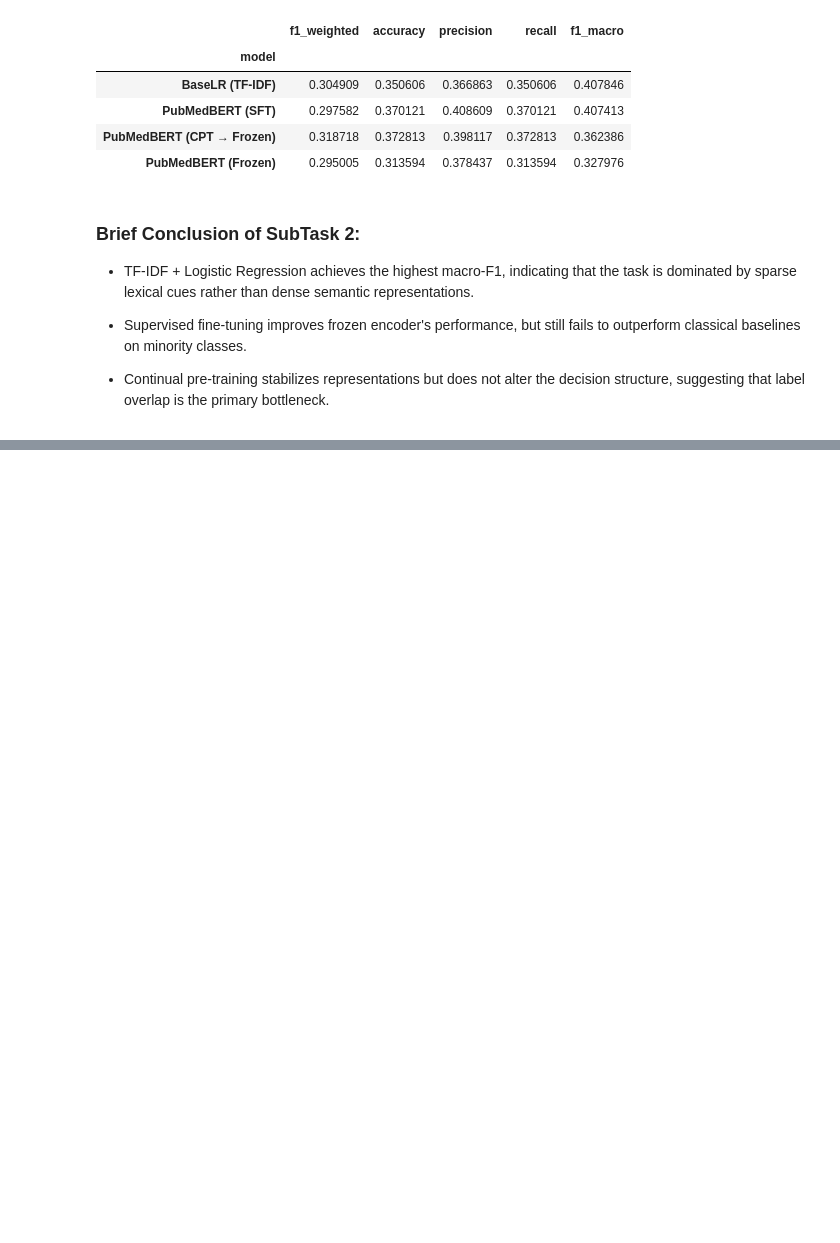
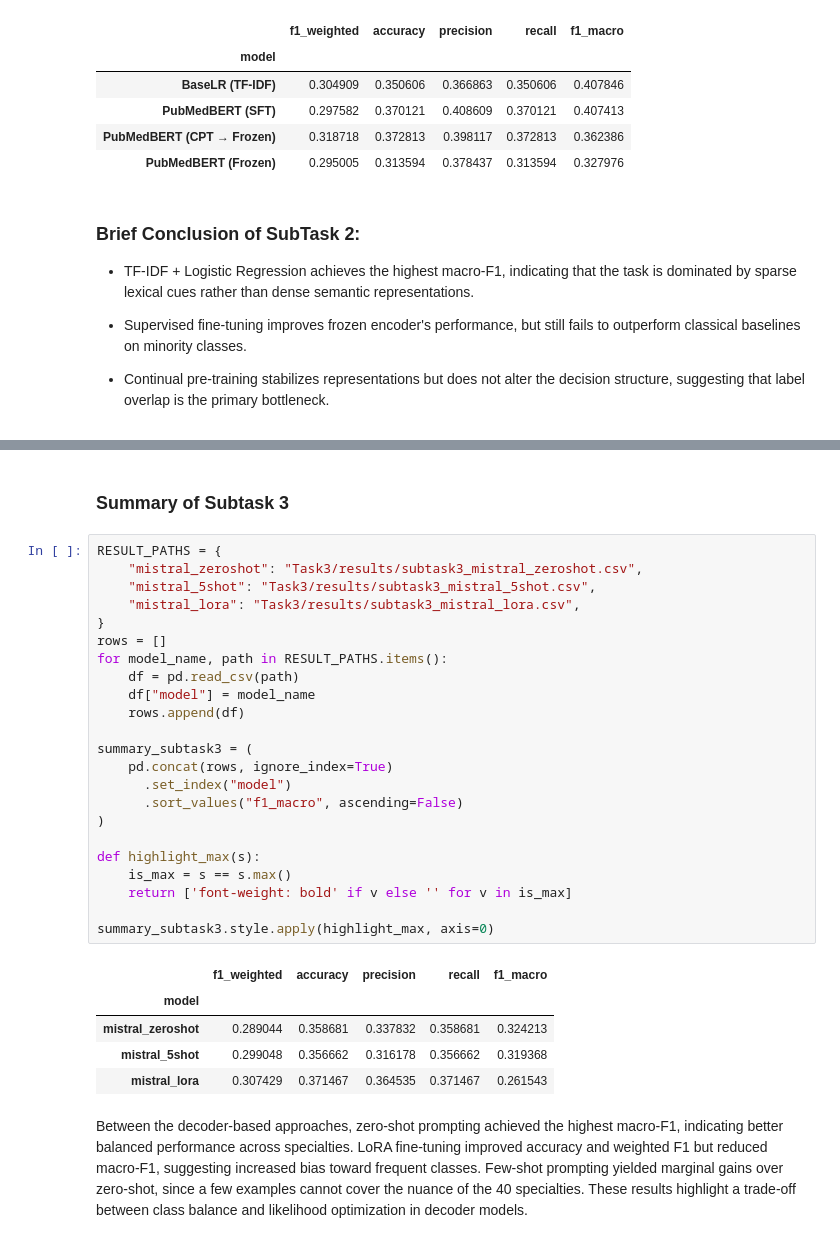
Before and after one commit to CarlaMalo/MedNLP-Multitask, a Jupyter notebook: Task_3.ipynb, the cells around one changed output, grey strips where cells are left out. Saved outputs shown, nothing was run; the diff lists cells and outputs as text; blank space fills up the shorter version.

Commit message:
feat(subtask-3-decoder): Added decoder implementation to notebook, auxiliar files and results.

```diff
--- a/Task_3.ipynb
+++ b/Task_3.ipynb
@@ -1319,0 +1458,33 @@ summary_subtask2.style.apply(highlight_max, axis=0)
+# %% [markdown]
+### Summary of Subtask 3
+# %%
+RESULT_PATHS = {
+    "mistral_zeroshot": "Task3/results/subtask3_mistral_zeroshot.csv",
+    "mistral_5shot": "Task3/results/subtask3_mistral_5shot.csv",
+    "mistral_lora": "Task3/results/subtask3_mistral_lora.csv",
+}
+rows = []
+for model_name, path in RESULT_PATHS.items():
+    df = pd.read_csv(path)
+    df["model"] = model_name
+    rows.append(df)
+
+summary_subtask3 = (
+    pd.concat(rows, ignore_index=True)
+      .set_index("model")
+      .sort_values("f1_macro", ascending=False)
+)
+
+def highlight_max(s):
+    is_max = s == s.max()
+    return ['font-weight: bold' if v else '' for v in is_max]
+
+summary_subtask3.style.apply(highlight_max, axis=0)
+# %% [output]
+|  | f1_weighted | accuracy | precision | recall | f1_macro |
+| model |  |  |  |  |  |
+| mistral_zeroshot | 0.289044 | 0.358681 | 0.337832 | 0.358681 | 0.324213 |
+| mistral_5shot | 0.299048 | 0.356662 | 0.316178 | 0.356662 | 0.319368 |
+| mistral_lora | 0.307429 | 0.371467 | 0.364535 | 0.371467 | 0.261543 |
+# %% [markdown]
+Between the decoder-based approaches, zero-shot prompting achieved the highest macro-F1, indicating better balanced performance across specialties. LoRA fine-tuning improved accuracy and weighted F1 but reduced macro-F1, suggesting increased bias toward frequent classes. Few-shot prompting yielded marginal gains over zero-shot, since a few examples cannot cover the nuance of the 40 specialties.  These results highlight a trade-off between class balance and likelihood optimization in decoder models.
```
Also changed, not shown: parts of 6 cells of this notebook, 12 other files.
